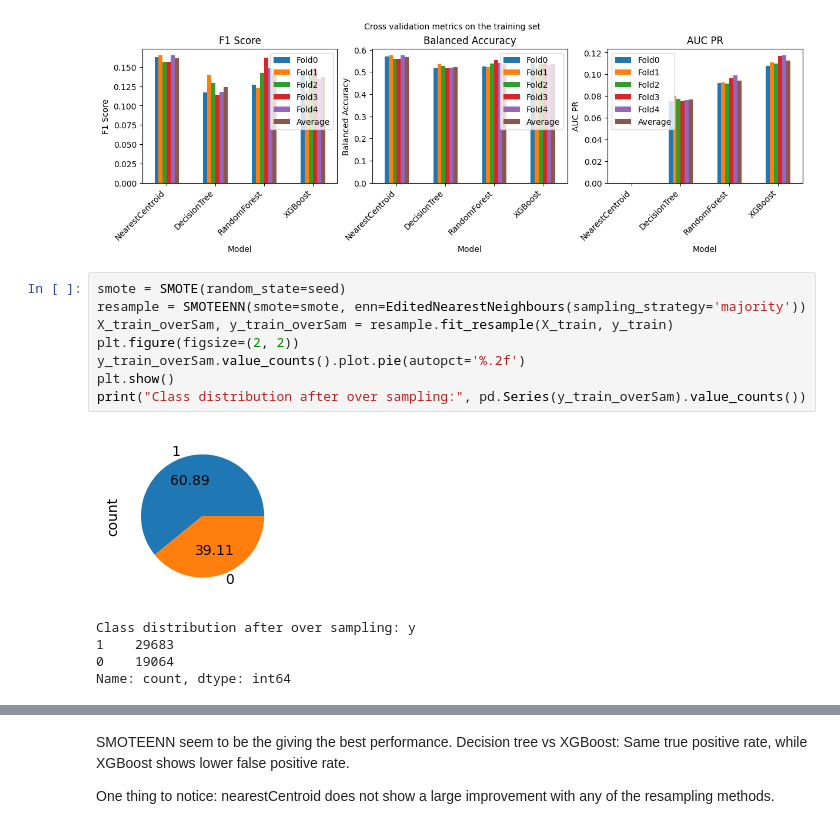
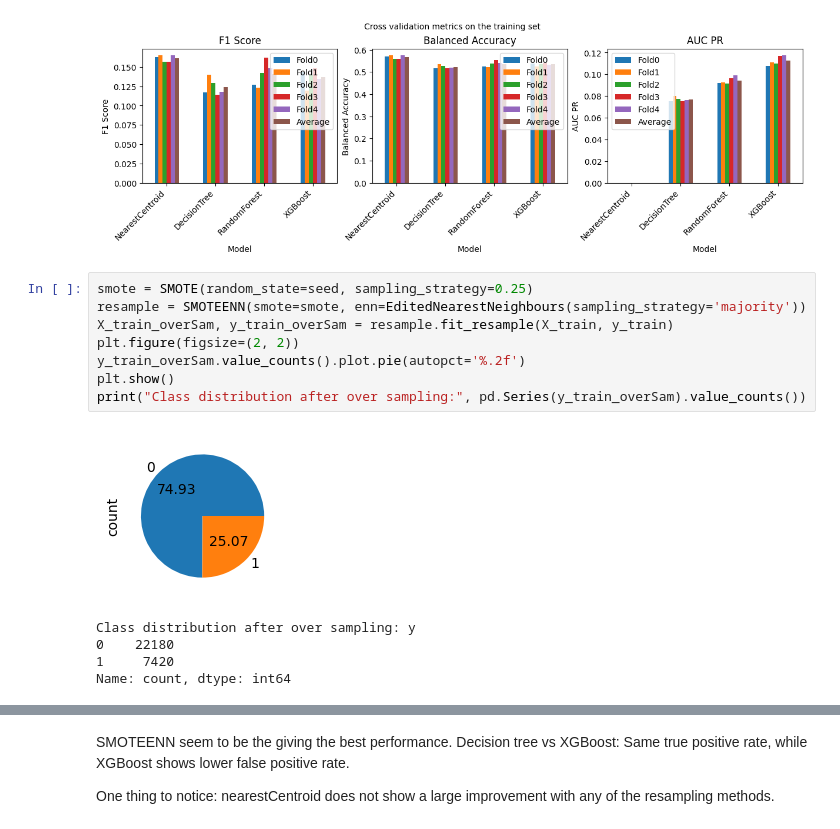
Before and after one commit to buddhiW/jw6h5r0ggDdU6IXW, a Jupyter notebook: main.ipynb, the cells around one changed output, grey strips where cells are left out. Drawn from its saved outputs; the diff is of its cells as text.

```diff
--- a/main.ipynb
+++ b/main.ipynb
@@ -600,17 +572,17 @@ Performance on the test:
 [figure]
 [figure]
 # %%
-smote = SMOTE(random_state=seed)
+smote = SMOTE(random_state=seed, sampling_strategy=0.25)
 resample = SMOTEENN(smote=smote, enn=EditedNearestNeighbours(sampling_strategy='majority'))
 X_train_overSam, y_train_overSam = resample.fit_resample(X_train, y_train)
 plt.figure(figsize=(2, 2))
 y_train_overSam.value_counts().plot.pie(autopct='%.2f')
 plt.show()
 print("Class distribution after over sampling:", pd.Series(y_train_overSam).value_counts())
 # %% [output]
-[figure, old version]
+[figure, new version]
 Class distribution after over sampling: y
-1    29683
-0    19064
+0    22180
+1     7420
 Name: count, dtype: int64
 # %%
```
Also changed, not shown: parts of 17 cells of this notebook.
